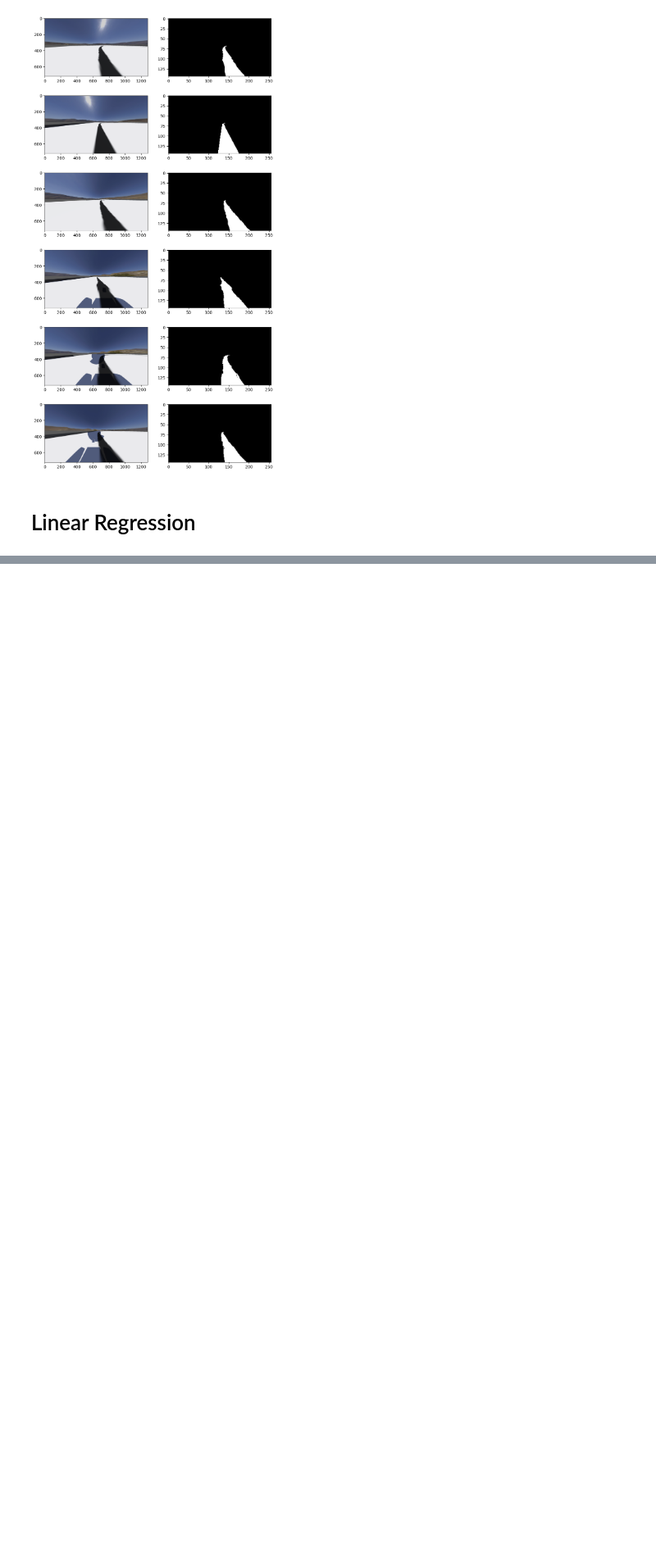
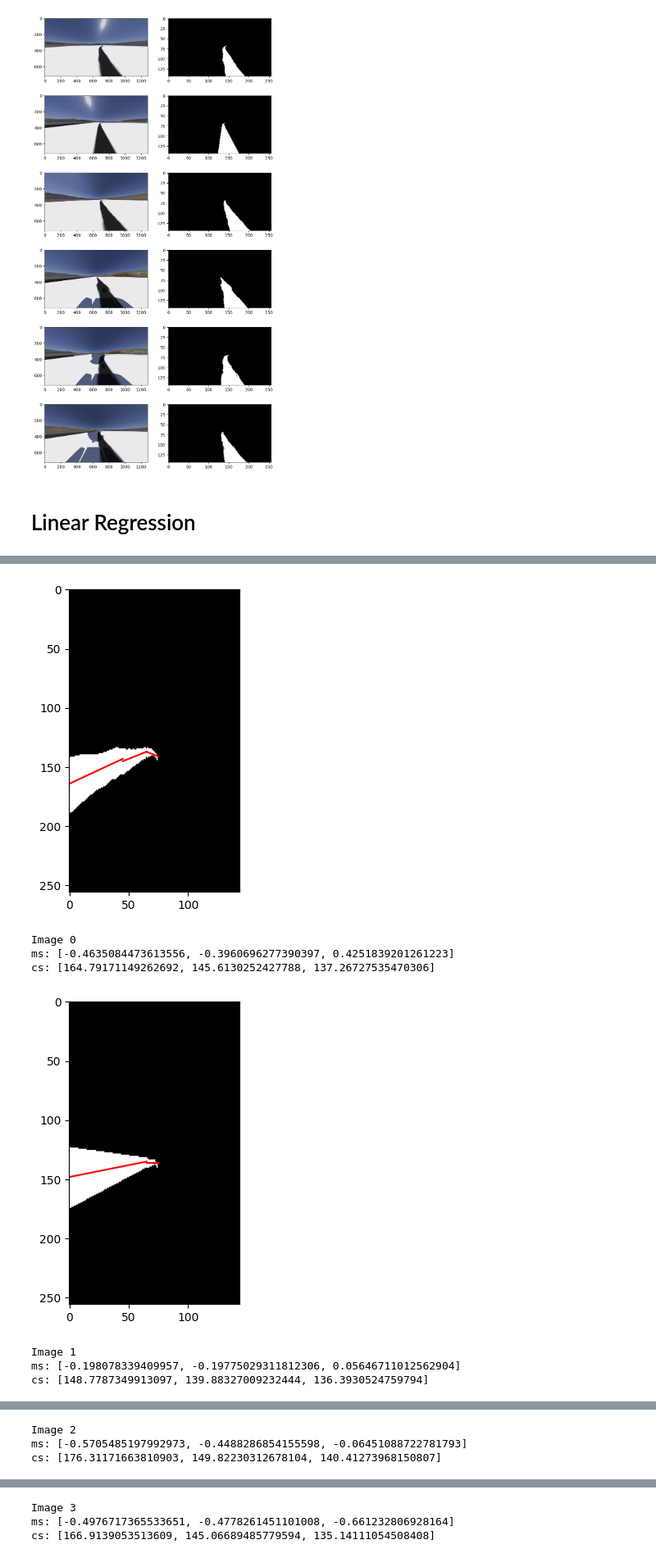
Before and after one commit to ossimon/LineFollowing, a Jupyter notebook: image_processing.ipynb, the cells around one changed output, grey strips where cells are left out. Shown at 82% size. Saved outputs shown, nothing was run; the diff lists cells and outputs as text; code cells hidden in the pictures; blank space fills up the shorter version.

Commit message:
Three-segment linear regression

```diff
--- a/image_processing.ipynb
+++ b/image_processing.ipynb
@@ -247,0 +255,51 @@ plt.show()
+# %%
+def find_3_lines(image, plot=False):
+    segments = [
+        (0, 45),
+        (45, 65),
+        (65, 75),
+    ]
+    ms = []
+    cs = []
+
+    for start, end in segments:
+        # print(f"Start: {start}, End: {end}")
+        image_segment = image[143 - end:143 - start]
+        m, c = find_line(image_segment)
+        ms.append(m)
+        cs.append(c)
+
+    if plot:
+        # plot the lines
+        rotated_image = cv2.rotate(image, cv2.ROTATE_90_CLOCKWISE)
+        plt.imshow(rotated_image, cmap='gray')
+        for i in range (len(ms)):
+            m = ms[i]
+            c = cs[i]
+            start = segments[i][0]
+            end = segments[i][1]
+            start_point = (start, int(c))
+            end_point = (end, int(m * (end - start) + c))
+            # print(f"Start point: {start_point}")
+            # print(f"End point: {end_point}")
+            plt.plot([start_point[0], end_point[0]], [start_point[1], end_point[1]], 'r')
+        plt.show()
+
+    return ms, cs
+
+for i in range(6):
+    image = plt.imread(f'images/output_image{i}.png')
+    processed_image = extract_line(image)
+    ms, cs = find_3_lines(processed_image, plot=True)
+    print(f"Image {i}")
+    print(f"ms: {ms}")
+    print(f"cs: {cs}")
+# %% [output]
+[figure, added]
+Image 0
+ms: [-0.4635084473613556, -0.3960696277390397, 0.4251839201261223]
+cs: [164.79171149262692, 145.6130252427788, 137.26727535470306]
+[figure, added]
+Image 1
+ms: [-0.198078339409957, -0.19775029311812306, 0.05646711012562904]
+cs: [148.7787349913097, 139.88327009232444, 136.3930524759794]
@@ -247,0 +307,3 @@ plt.show()
+Image 2
+ms: [-0.5705485197992973, -0.4488286854155598, -0.06451088722781793]
+cs: [176.31171663810903, 149.82230312678104, 140.41273968150807]
@@ -247,0 +311,3 @@ plt.show()
+Image 3
+ms: [-0.4976717365533651, -0.4778261451101008, -0.661232806928164]
+cs: [166.9139053513609, 145.06689485779594, 135.14111054508408]
```
Also changed, not shown: parts of 11 cells of this notebook.
